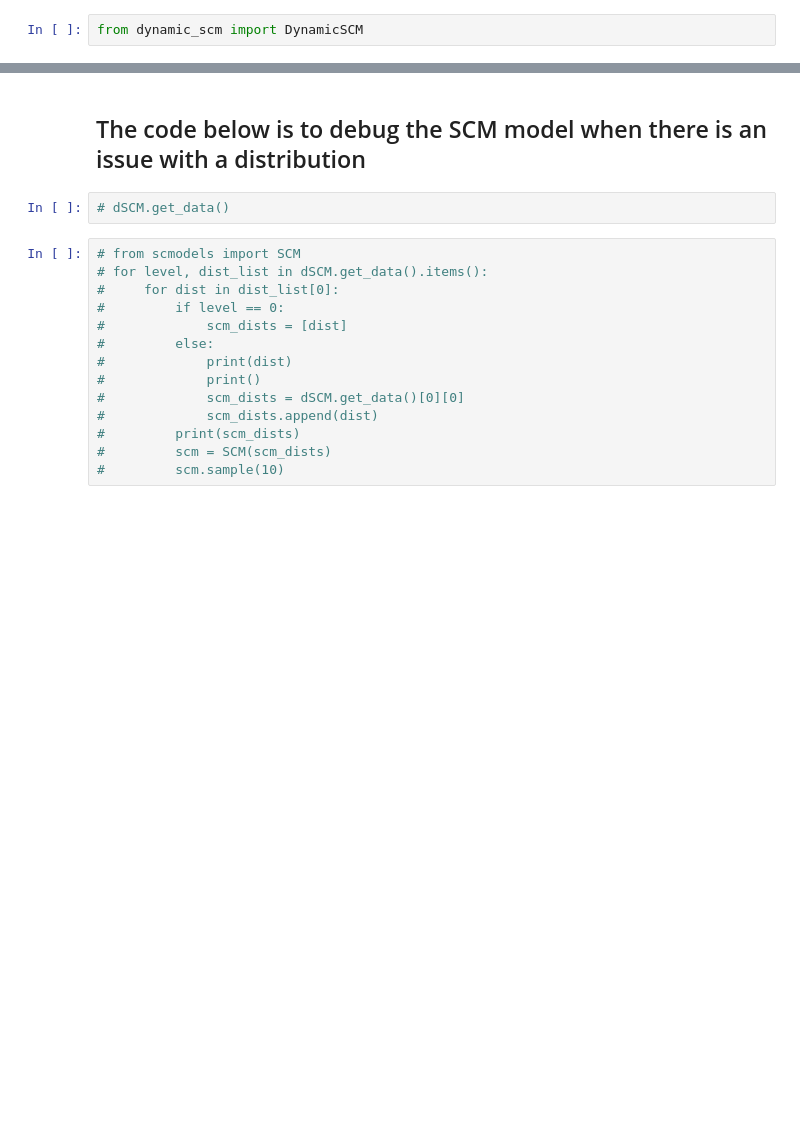
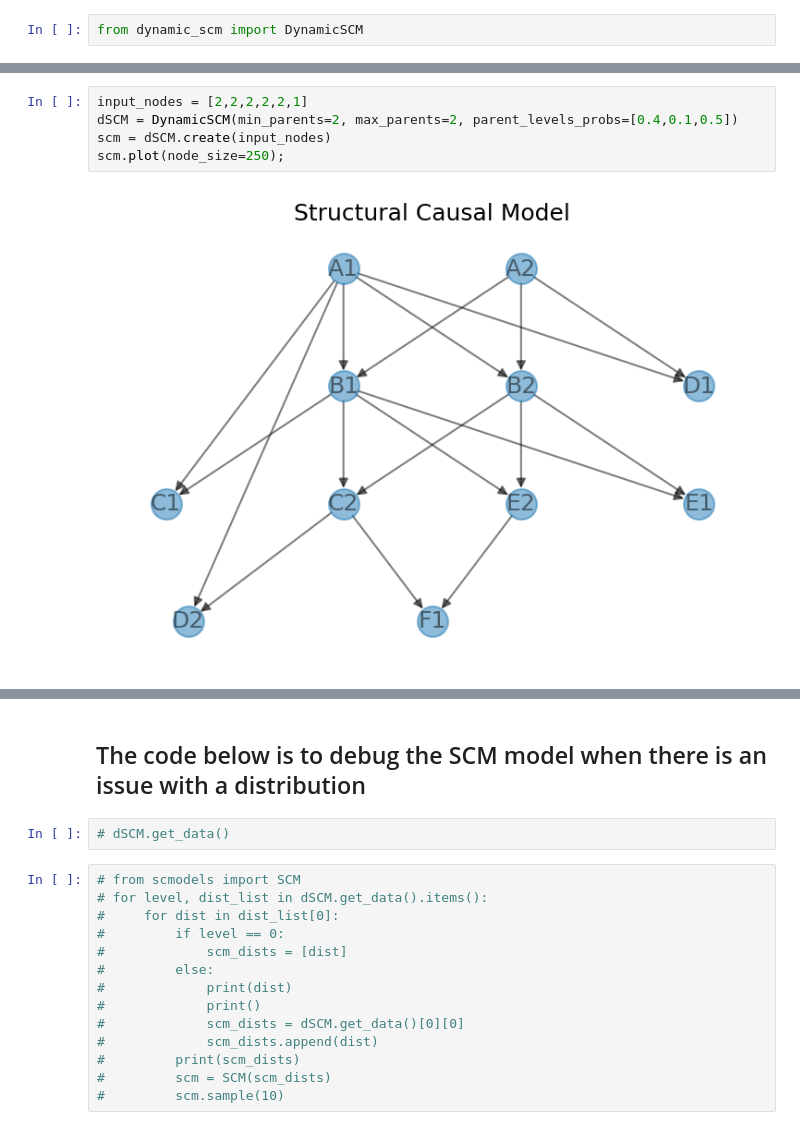
Before and after one commit to uvnikgupta/CDT, a Jupyter notebook: scm/test_dynamic_scm.ipynb, the cells around one changed output, grey strips where cells are left out. Saved outputs shown, nothing was run; the diff lists cells and outputs as text; blank space fills up the shorter version.

```diff
--- a/scm/test_dynamic_scm.ipynb
+++ b/scm/test_dynamic_scm.ipynb
@@ -41 +41,8 @@ will be removed in a future version of SymPy.
 100 rows × 11 columns
+# %%
+input_nodes = [2,2,2,2,2,1]
+dSCM = DynamicSCM(min_parents=2, max_parents=2, parent_levels_probs=[0.4,0.1,0.5])
+scm = dSCM.create(input_nodes)
+scm.plot(node_size=250);
+# %% [output]
+[figure, added]
```
Also changed, not shown: parts of 11 cells of this notebook, 2 other files.
